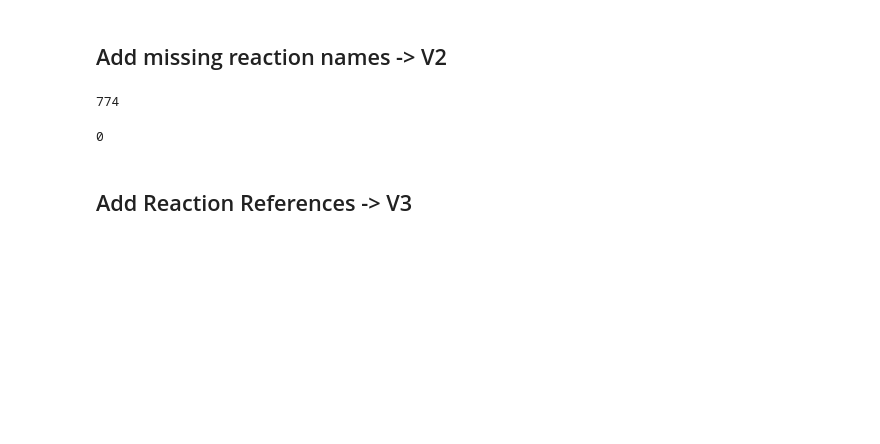
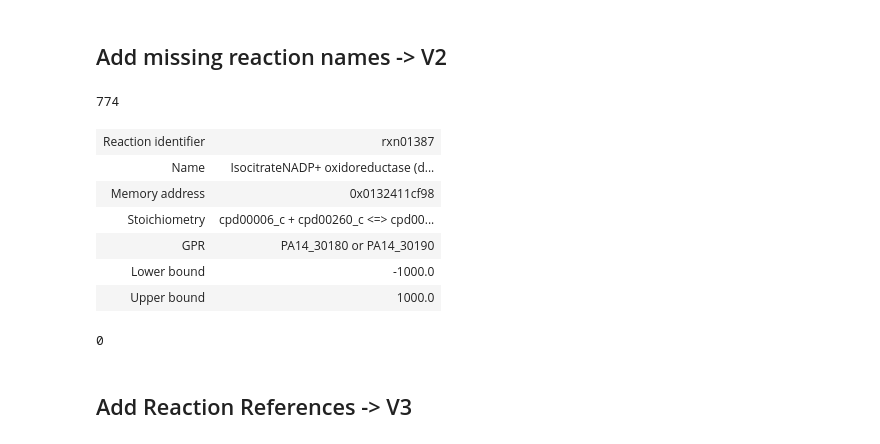
Before and after one commit to Linelili/ipau, a Jupyter notebook: annotation_fixes.ipynb, the cells around one changed output. Cells and saved outputs as stored; diff of their text form; code cells hidden in the pictures; blank space fills up the shorter version.

```diff
--- a/annotation_fixes.ipynb
+++ b/annotation_fixes.ipynb
@@ -147,7 +147,15 @@ for unNamedId in unNamedReactions:
     model.reactions.get_by_id(unNamedId).name = react_name
     index += 1
 # %%
-#model.reactions.get_by_id('rxn01387')
+model.reactions.get_by_id('rxn01387')
+# %% [output]
+| Reaction identifier | rxn01387 |
+| Name | IsocitrateNADP+ oxidoreductase (d... |
+| Memory address | 0x0132411cf98 |
+| Stoichiometry | cpd00006_c + cpd00260_c <=> cpd00... |
+| GPR | PA14_30180 or PA14_30190 |
+| Lower bound | -1000.0 |
+| Upper bound | 1000.0 |
 # %%
 # Find all reactions that have an ID but no name
     # 774 reactions have an ID but are missing a name --> now none has missing name!
```
Also changed, not shown: parts of 15 cells of this notebook, 6 other files.
